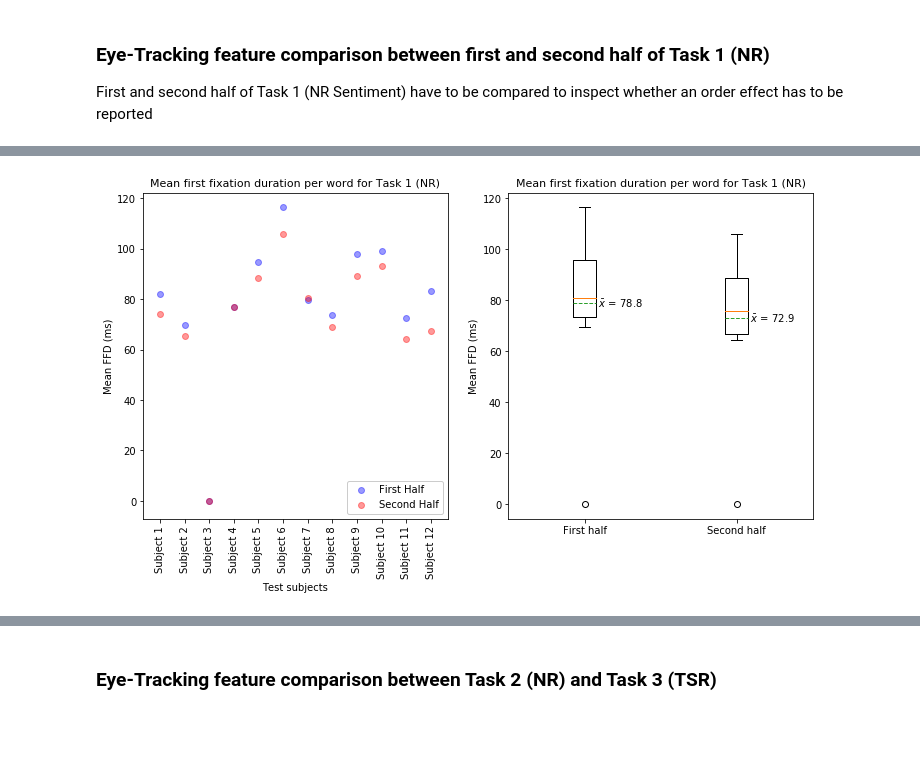
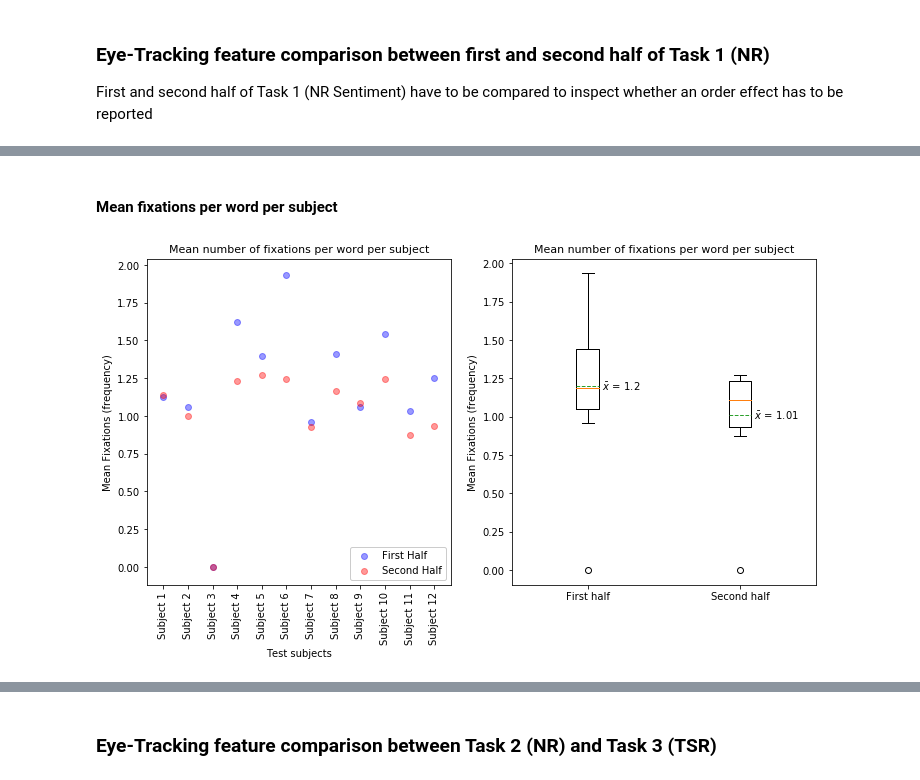
Before and after one commit to PosoSAgapo/NER-with-EEG-and-ET, a Jupyter notebook: data_exploration.ipynb, the cells around one changed output, grey strips where cells are left out. Saved outputs shown, nothing was run; the diff lists cells and outputs as text; code cells hidden in the pictures; blank space fills up the shorter version.

Commit message:
Cleaned code and added helper functions for plotting

```diff
--- a/data_exploration.ipynb
+++ b/data_exploration.ipynb
@@ -200,23 +129,6 @@ plt.show()
-# %%
-fig, ax = plt.subplots(1,2,figsize=(12,6))
-
-ax[0].scatter(np.arange(0, 12), mean_ffd_t1_first, alpha=0.4, color='blue', label='First Half')
-ax[0].scatter(np.arange(0, 12), mean_ffd_t1_second, alpha=0.4, color='red', label='Second Half')
-ax[0].set_xticks(ticks=np.arange(0, 12))
-ax[0].set_xticklabels(labels=['Subject'+' '+str(i) for i in range(1, 13)], rotation=90)
-ax[0].set_xlabel("Test subjects")
-ax[0].set_ylabel("Mean FFD (ms)")
-ax[0].legend(fancybox=True, framealpha=1, loc='lower right')
-ax[0].set_title("Mean first fixation duration per word for Task 1 (NR)", fontsize=11)
-
-boxplot = ax[1].boxplot([mean_ffd_t1_first,  mean_ffd_t1_second], showmeans=True,
-           labels=['First Half', 'Second Half'], meanline=True)
-ax[1].set_xticks(ticks=np.arange(1, 3))
-ax[1].set_xticklabels(labels=['First half', 'Second half'])
-ax[1].set_ylabel("Mean FFD (ms)")
-ax[1].set_title("Mean first fixation duration per word for Task 1 (NR)", fontsize=11)
-show_means(ax[1], boxplot)
-
-plt.show()
-# %% [output]
-[figure, removed]
+# %% [markdown]
+#### Mean fixations per word per subject
+# %%
+plot_fix(mean_fixations_t1_first, mean_fixations_t1_second)
+# %% [output]
+[figure, added]
```
Also changed, not shown: parts of 30 cells of this notebook, 1 other file.
